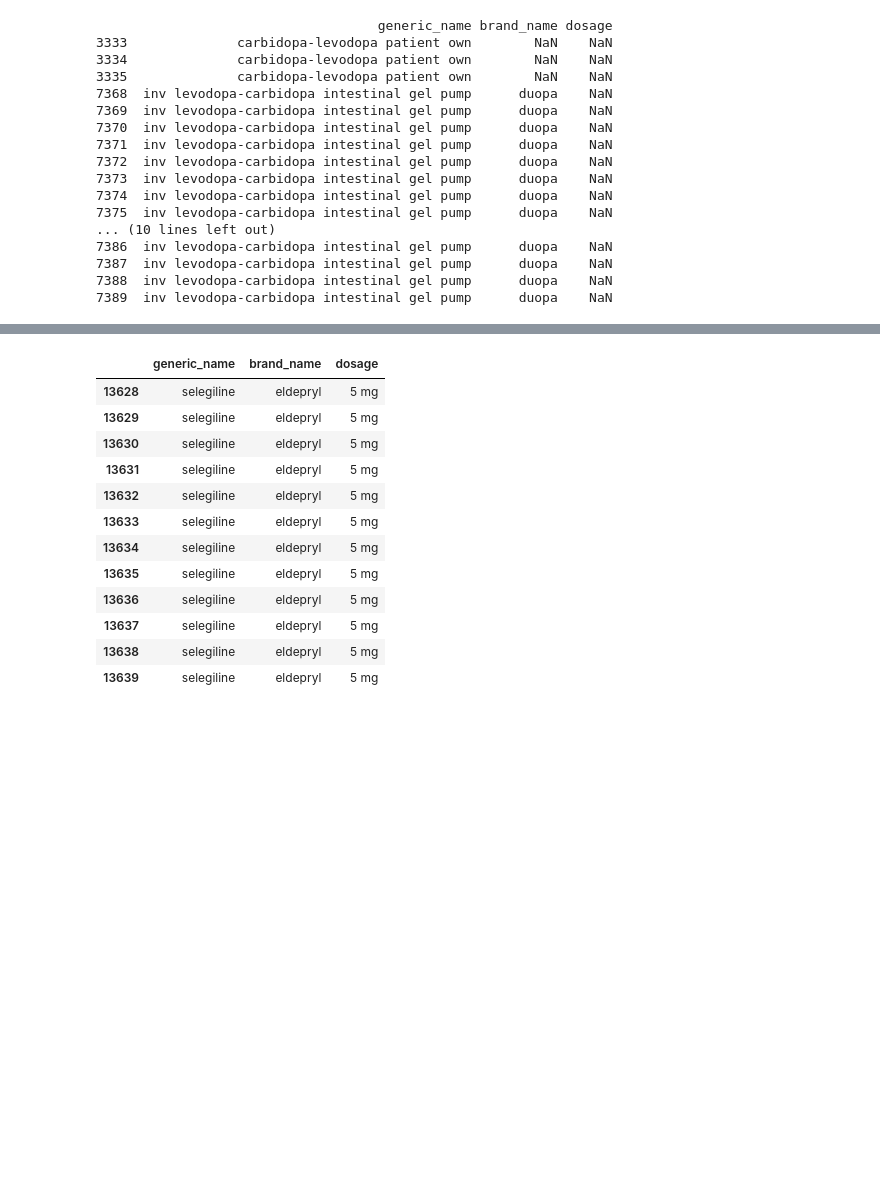
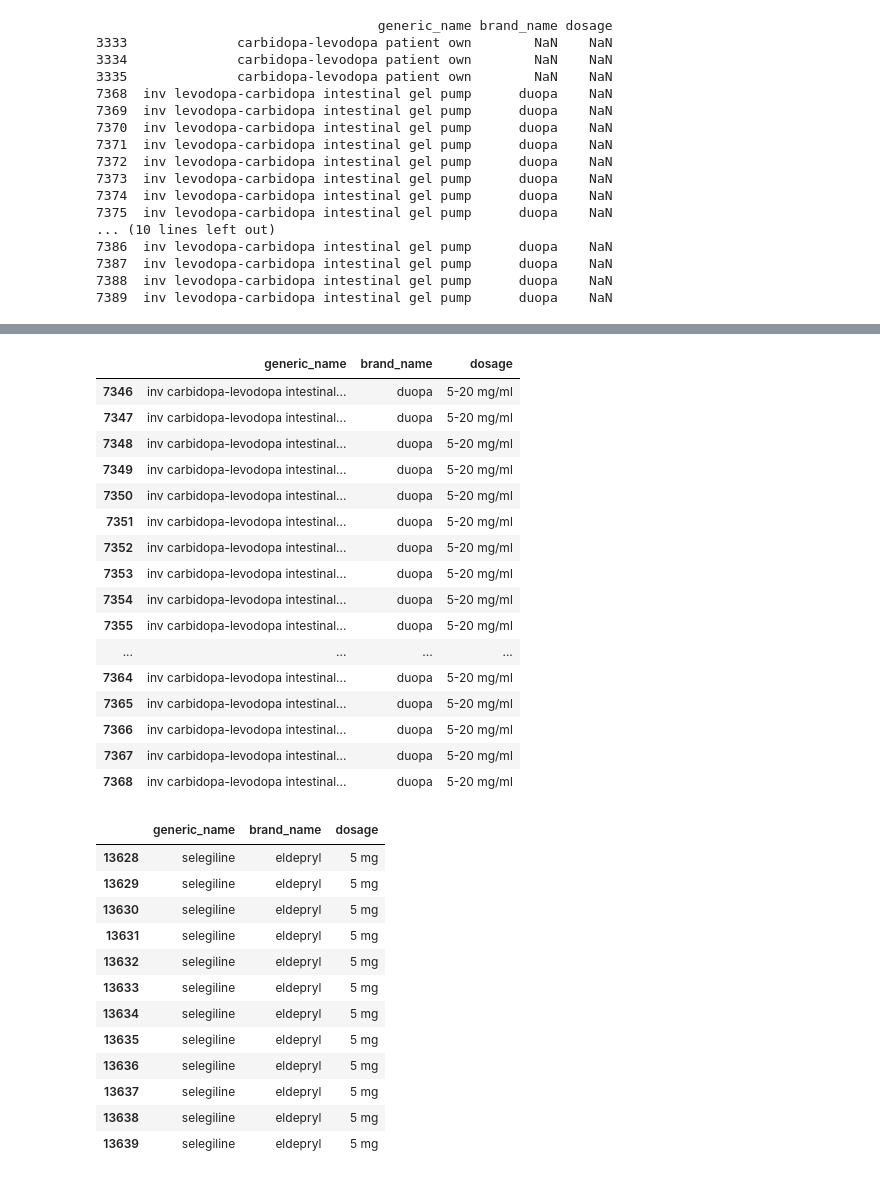
Before and after one commit to rdiazrincon/motor_fluctuations_pd, a Jupyter notebook: motor_fluctuations_pd.ipynb, the cells around one changed output, grey strips where cells are left out. Saved outputs shown, nothing was run; the diff lists cells and outputs as text; code cells hidden in the pictures; blank space fills up the shorter version.

```diff
--- a/motor_fluctuations_pd.ipynb
+++ b/motor_fluctuations_pd.ipynb
@@ -715,3 +851,23 @@ print(pd_data[pd_data.isnull().any(axis=1)].to_string())
+# %%
+pd_data.loc[7346:7368]
+# %% [output]
+|  | generic_name | brand_name | dosage |
+| 7346 | inv carbidopa-levodopa intestinal... | duopa | 5-20 mg/ml |
+| 7347 | inv carbidopa-levodopa intestinal... | duopa | 5-20 mg/ml |
+| 7348 | inv carbidopa-levodopa intestinal... | duopa | 5-20 mg/ml |
+| 7349 | inv carbidopa-levodopa intestinal... | duopa | 5-20 mg/ml |
+| 7350 | inv carbidopa-levodopa intestinal... | duopa | 5-20 mg/ml |
+| 7351 | inv carbidopa-levodopa intestinal... | duopa | 5-20 mg/ml |
+| 7352 | inv carbidopa-levodopa intestinal... | duopa | 5-20 mg/ml |
+| 7353 | inv carbidopa-levodopa intestinal... | duopa | 5-20 mg/ml |
+| 7354 | inv carbidopa-levodopa intestinal... | duopa | 5-20 mg/ml |
+| 7355 | inv carbidopa-levodopa intestinal... | duopa | 5-20 mg/ml |
+| ... | ... | ... | ... |
+| 7364 | inv carbidopa-levodopa intestinal... | duopa | 5-20 mg/ml |
+| 7365 | inv carbidopa-levodopa intestinal... | duopa | 5-20 mg/ml |
+| 7366 | inv carbidopa-levodopa intestinal... | duopa | 5-20 mg/ml |
+| 7367 | inv carbidopa-levodopa intestinal... | duopa | 5-20 mg/ml |
+| 7368 | inv carbidopa-levodopa intestinal... | duopa | 5-20 mg/ml |
 # %%
 pd_data.loc[pd_data.index[13628:13640]]
 # %% [output]
```
Also changed, not shown: parts of 30 cells of this notebook.
